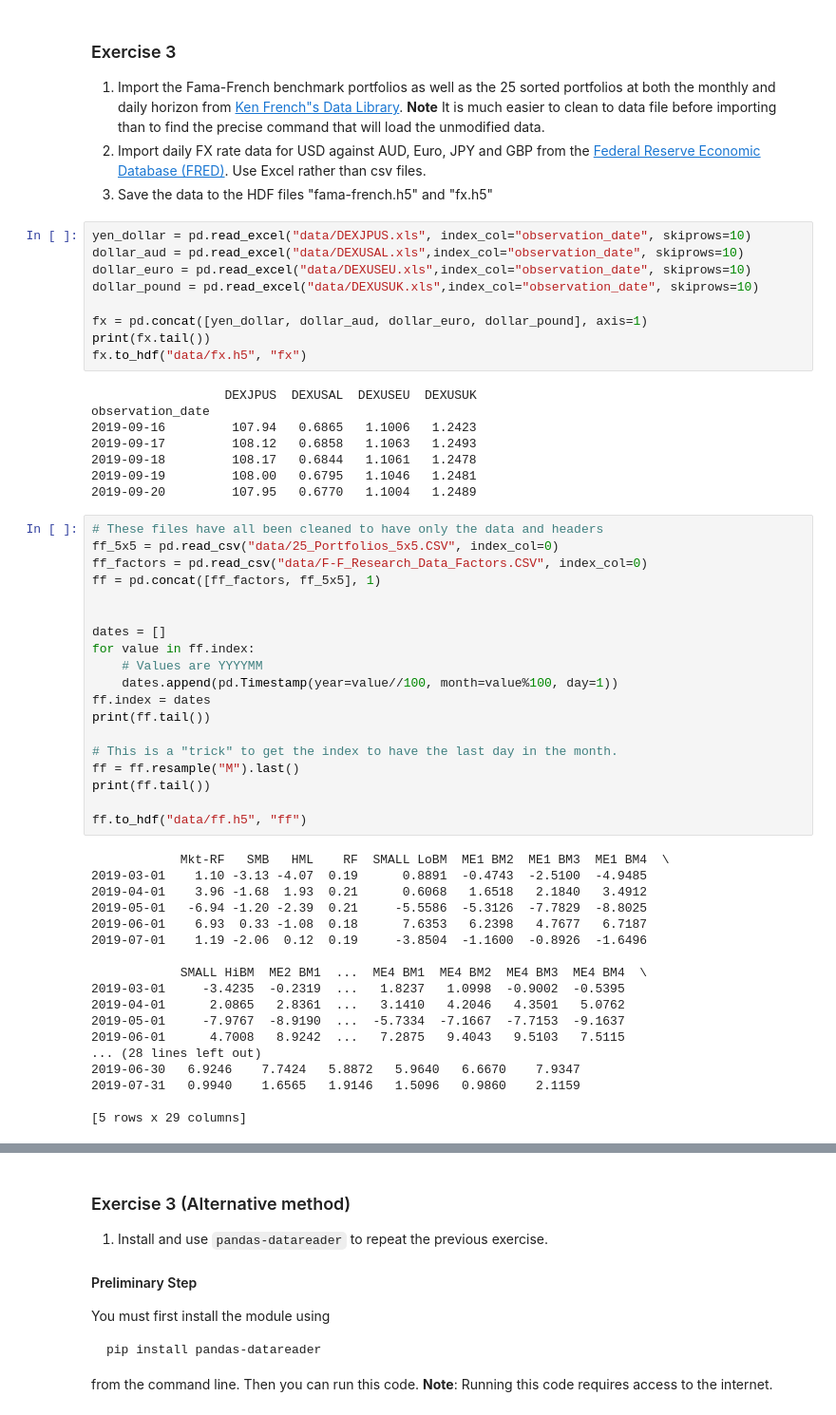
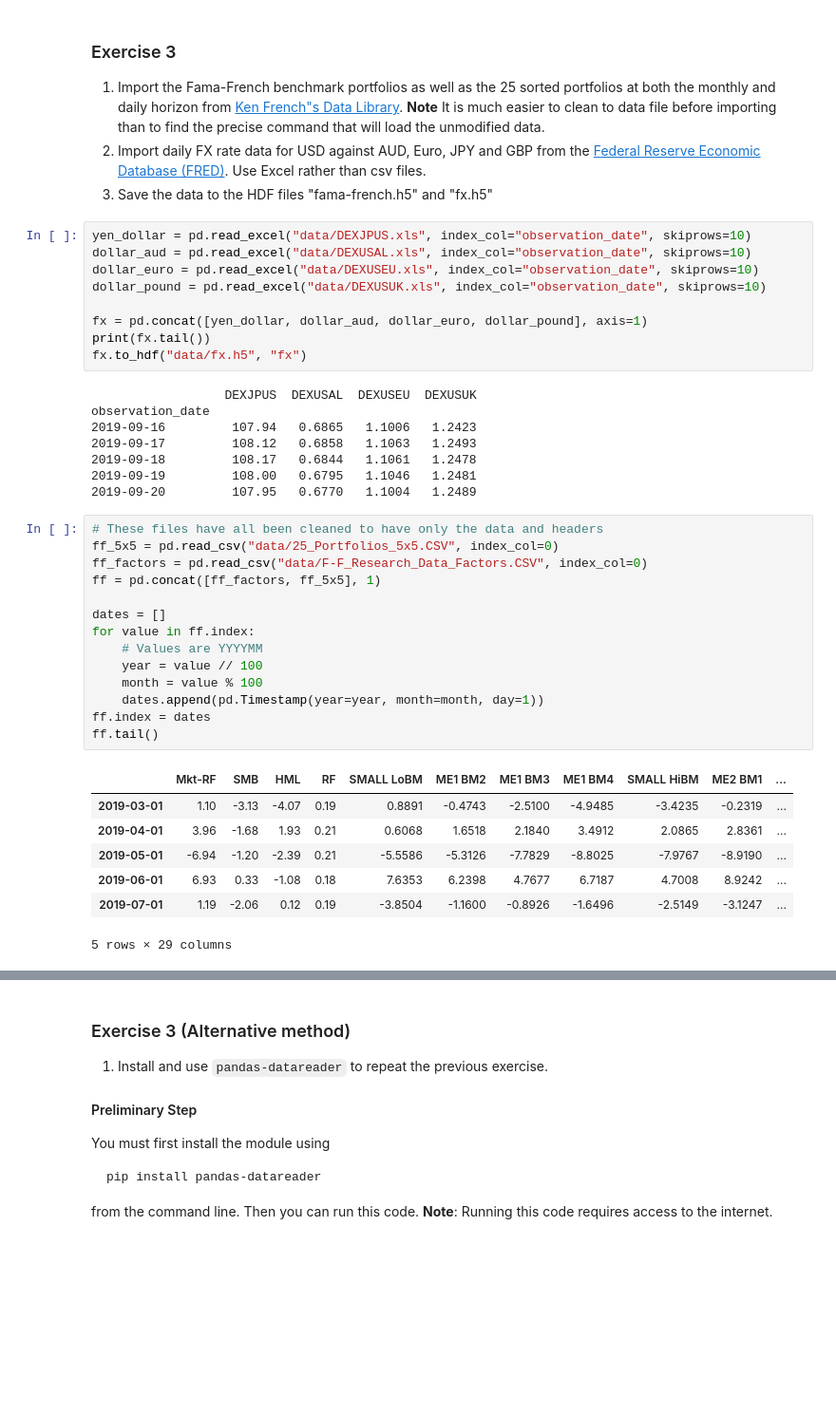
Before and after one commit to bashtage/python-introduction, a Jupyter notebook: solutions/autumn/data-dataset-construction.ipynb, the cells around one changed output, grey strips where cells are left out. Shown at 95% size. Drawn from its saved outputs; the diff is of its cells as text; blank space fills up the shorter version.

```diff
--- a/solutions/autumn/data-dataset-construction.ipynb
+++ b/solutions/autumn/data-dataset-construction.ipynb
@@ -97,9 +129,9 @@ Date
 3. Save the data to the HDF files "fama-french.h5" and "fx.h5"
 # %%
 yen_dollar = pd.read_excel("data/DEXJPUS.xls", index_col="observation_date", skiprows=10)
-dollar_aud = pd.read_excel("data/DEXUSAL.xls",index_col="observation_date", skiprows=10)
-dollar_euro = pd.read_excel("data/DEXUSEU.xls",index_col="observation_date", skiprows=10)
-dollar_pound = pd.read_excel("data/DEXUSUK.xls",index_col="observation_date", skiprows=10)
+dollar_aud = pd.read_excel("data/DEXUSAL.xls", index_col="observation_date", skiprows=10)
+dollar_euro = pd.read_excel("data/DEXUSEU.xls", index_col="observation_date", skiprows=10)
+dollar_pound = pd.read_excel("data/DEXUSUK.xls", index_col="observation_date", skiprows=10)
 
 fx = pd.concat([yen_dollar, dollar_aud, dollar_euro, dollar_pound], axis=1)
 print(fx.tail())
@@ -115,37 +147,22 @@ observation_date
 # %%
 # These files have all been cleaned to have only the data and headers
 ff_5x5 = pd.read_csv("data/25_Portfolios_5x5.CSV", index_col=0)
 ff_factors = pd.read_csv("data/F-F_Research_Data_Factors.CSV", index_col=0)
 ff = pd.concat([ff_factors, ff_5x5], 1)
 
-
 dates = []
 for value in ff.index:
     # Values are YYYYMM
-    dates.append(pd.Timestamp(year=value//100, month=value%100, day=1))
+    year = value // 100
+    month = value % 100
+    dates.append(pd.Timestamp(year=year, month=month, day=1))
 ff.index = dates
-print(ff.tail())
-
-# This is a "trick" to get the index to have the last day in the month.
-ff = ff.resample("M").last()
-print(ff.tail())
-
-ff.to_hdf("data/ff.h5", "ff")
+ff.tail()
 # %% [output]
+|  | Mkt-RF | SMB | HML | RF | SMALL LoBM | ME1 BM2 | ME1 BM3 | ME1 BM4 | SMALL HiBM | ME2 BM1 | ... |
+| 2019-03-01 | 1.10 | -3.13 | -4.07 | 0.19 | 0.8891 | -0.4743 | -2.5100 | -4.9485 | -3.4235 | -0.2319 | ... |
+| 2019-04-01 | 3.96 | -1.68 | 1.93 | 0.21 | 0.6068 | 1.6518 | 2.1840 | 3.4912 | 2.0865 | 2.8361 | ... |
+| 2019-05-01 | -6.94 | -1.20 | -2.39 | 0.21 | -5.5586 | -5.3126 | -7.7829 | -8.8025 | -7.9767 | -8.9190 | ... |
+| 2019-06-01 | 6.93 | 0.33 | -1.08 | 0.18 | 7.6353 | 6.2398 | 4.7677 | 6.7187 | 4.7008 | 8.9242 | ... |
+| 2019-07-01 | 1.19 | -2.06 | 0.12 | 0.19 | -3.8504 | -1.1600 | -0.8926 | -1.6496 | -2.5149 | -3.1247 | ... |
-            Mkt-RF   SMB   HML    RF  SMALL LoBM  ME1 BM2  ME1 BM3  ME1 BM4  \
-2019-03-01    1.10 -3.13 -4.07  0.19      0.8891  -0.4743  -2.5100  -4.9485
-2019-04-01    3.96 -1.68  1.93  0.21      0.6068   1.6518   2.1840   3.4912
-2019-05-01   -6.94 -1.20 -2.39  0.21     -5.5586  -5.3126  -7.7829  -8.8025
-2019-06-01    6.93  0.33 -1.08  0.18      7.6353   6.2398   4.7677   6.7187
-2019-07-01    1.19 -2.06  0.12  0.19     -3.8504  -1.1600  -0.8926  -1.6496
-
-            SMALL HiBM  ME2 BM1  ...  ME4 BM1  ME4 BM2  ME4 BM3  ME4 BM4  \
-2019-03-01     -3.4235  -0.2319  ...   1.8237   1.0998  -0.9002  -0.5395
-2019-04-01      2.0865   2.8361  ...   3.1410   4.2046   4.3501   5.0762
-2019-05-01     -7.9767  -8.9190  ...  -5.7334  -7.1667  -7.7153  -9.1637
-2019-06-01      4.7008   8.9242  ...   7.2875   9.4043   9.5103   7.5115
-... (28 lines left out)
-2019-06-30   6.9246    7.7424   5.8872   5.9640   6.6670    7.9347
-2019-07-31   0.9940    1.6565   1.9146   1.5096   0.9860    2.1159
-
-[5 rows x 29 columns]
+5 rows × 29 columns
```
Also changed, not shown: parts of 13 cells of this notebook, 41 other files.
